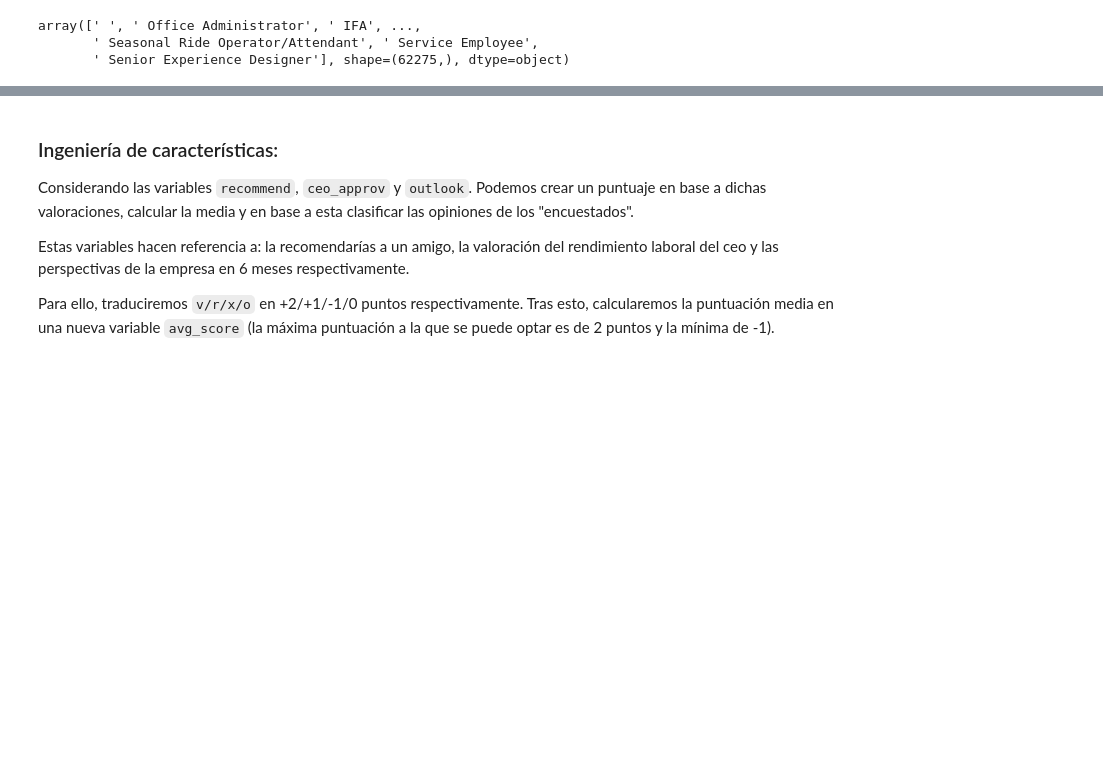
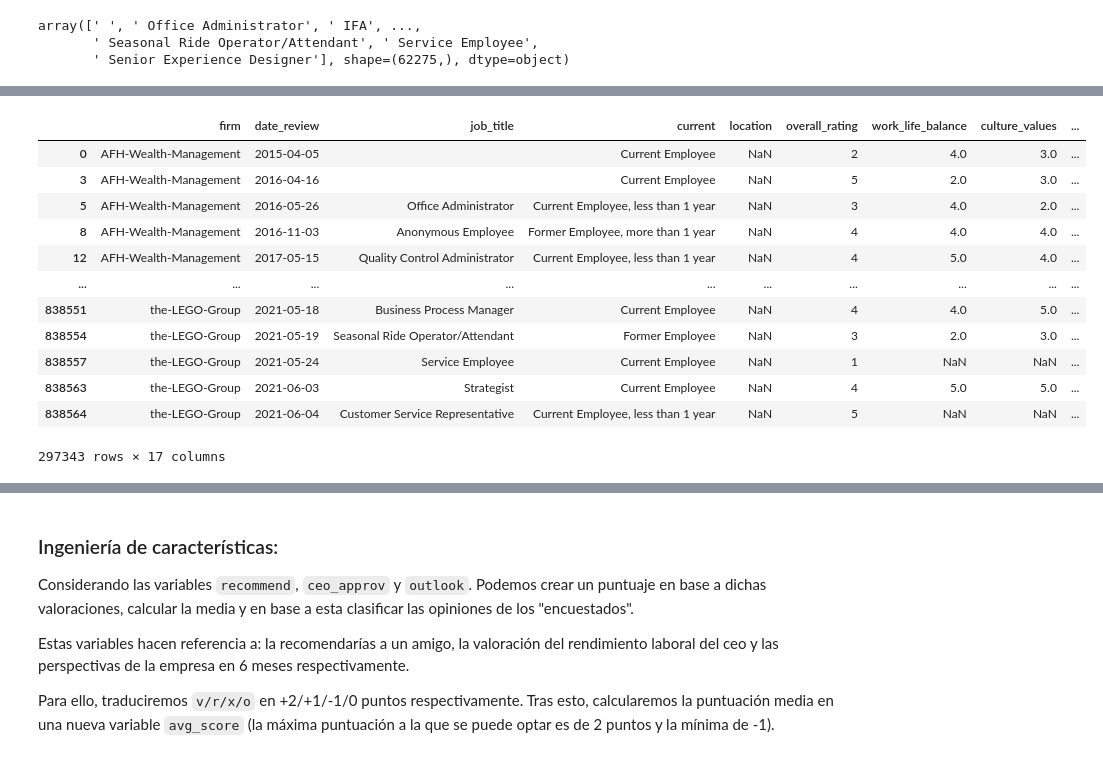
Before and after one commit to DDRM22/Proyectos, a Jupyter notebook: 2025/Análisis sentimientos empresas/Análisis_empresas.ipynb, the cells around one changed output, grey strips where cells are left out. Cells and saved outputs as stored; diff of their text form; code cells hidden in the pictures; blank space fills up the shorter version.

```diff
--- a/2025/Análisis sentimientos empresas/Análisis_empresas.ipynb
+++ b/2025/Análisis sentimientos empresas/Análisis_empresas.ipynb
@@ -126,0 +156,16 @@ df[df["job_title"]== ' ']
+# %%
+df[df["location"].isna()]
+# %% [output]
+|  | firm | date_review | job_title | current | location | overall_rating | work_life_balance | culture_values | ... |
+| 0 | AFH-Wealth-Management | 2015-04-05 |  | Current Employee | NaN | 2 | 4.0 | 3.0 | ... |
+| 3 | AFH-Wealth-Management | 2016-04-16 |  | Current Employee | NaN | 5 | 2.0 | 3.0 | ... |
+| 5 | AFH-Wealth-Management | 2016-05-26 | Office Administrator | Current Employee, less than 1 year | NaN | 3 | 4.0 | 2.0 | ... |
+| 8 | AFH-Wealth-Management | 2016-11-03 | Anonymous Employee | Former Employee, more than 1 year | NaN | 4 | 4.0 | 4.0 | ... |
+| 12 | AFH-Wealth-Management | 2017-05-15 | Quality Control Administrator | Current Employee, less than 1 year | NaN | 4 | 5.0 | 4.0 | ... |
+| ... | ... | ... | ... | ... | ... | ... | ... | ... | ... |
+| 838551 | the-LEGO-Group | 2021-05-18 | Business Process Manager | Current Employee | NaN | 4 | 4.0 | 5.0 | ... |
+| 838554 | the-LEGO-Group | 2021-05-19 | Seasonal Ride Operator/Attendant | Former Employee | NaN | 3 | 2.0 | 3.0 | ... |
+| 838557 | the-LEGO-Group | 2021-05-24 | Service Employee | Current Employee | NaN | 1 | NaN | NaN | ... |
+| 838563 | the-LEGO-Group | 2021-06-03 | Strategist | Current Employee | NaN | 4 | 5.0 | 5.0 | ... |
+| 838564 | the-LEGO-Group | 2021-06-04 | Customer Service Representative | Current Employee, less than 1 year | NaN | 5 | NaN | NaN | ... |
+297343 rows × 17 columns
```
Also changed, not shown: parts of 18 cells of this notebook, 1 other file.
